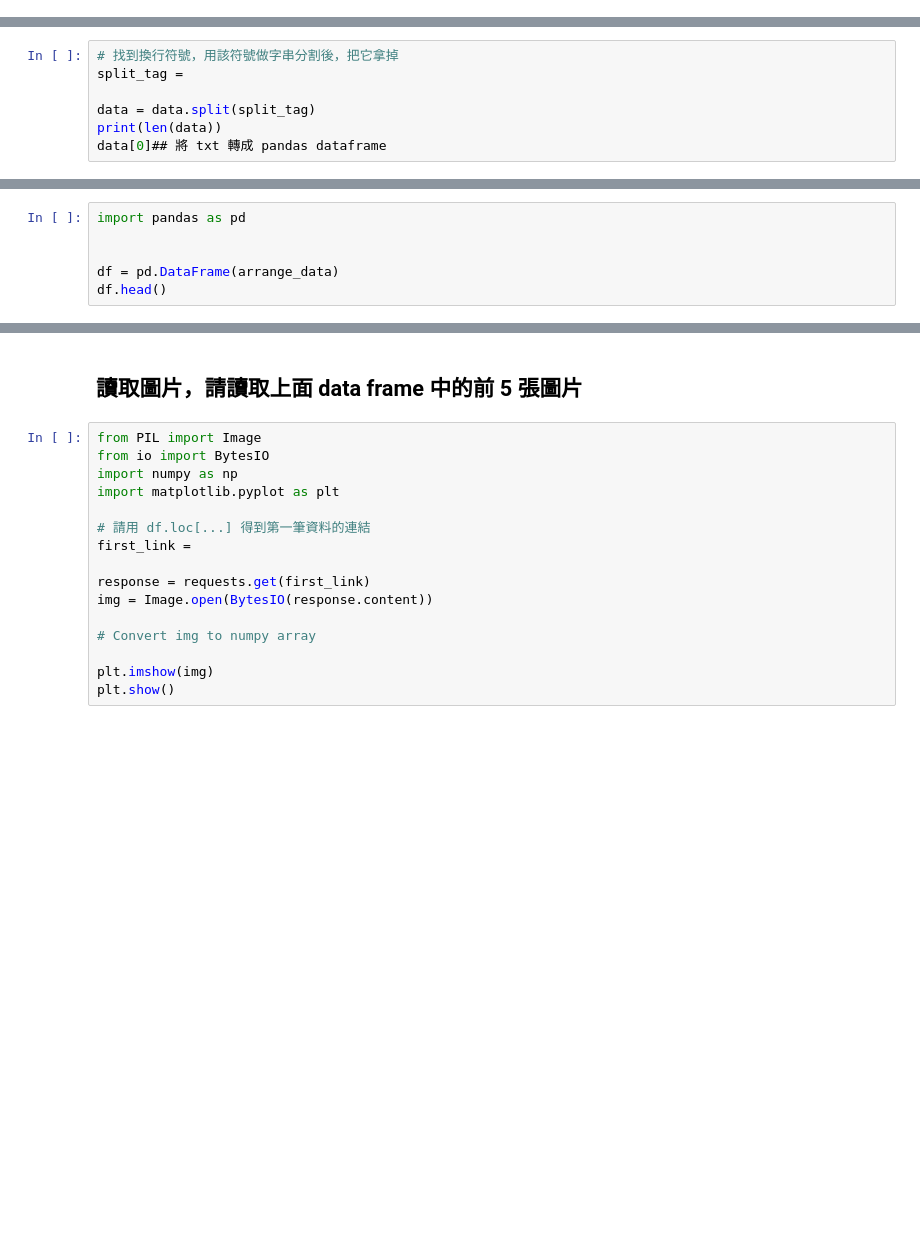
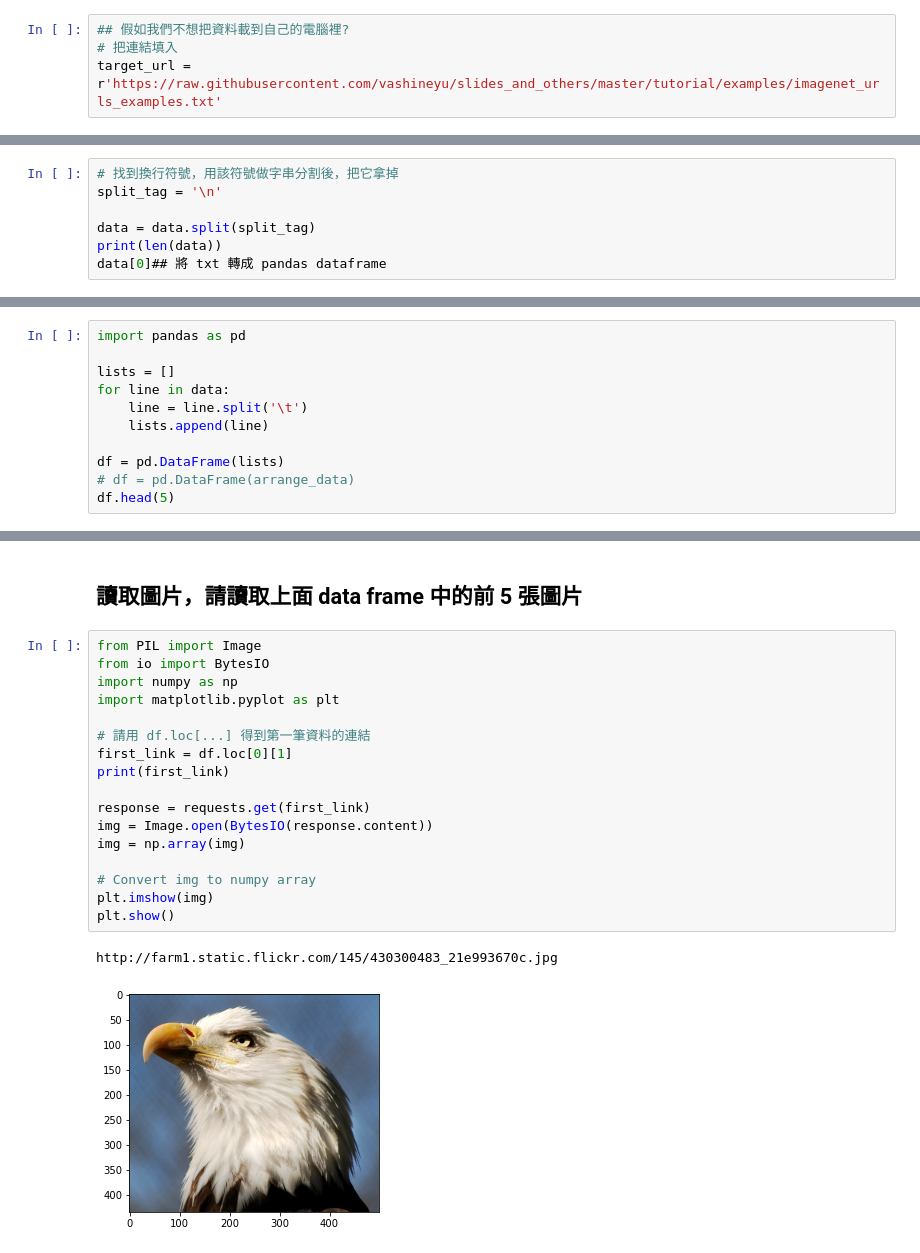
Before and after one commit to roger257/ML100Days_HW, a Jupyter notebook: Day_005_HW_byRoger.ipynb, the cells around one changed output, grey strips where cells are left out. Cells and saved outputs as stored; diff of their text form; blank space fills up the shorter version.

```diff
--- a/Day_005_HW_byRoger.ipynb
+++ b/Day_005_HW_byRoger.ipynb
@@ -57,3 +62,7 @@ SyntaxError: invalid syntax (<ipython-input-2-871543504b83>, line 3)
+# %%
+## 假如我們不想把資料載到自己的電腦裡?
+# 把連結填入
+target_url = r'https://raw.githubusercontent.com/vashineyu/slides_and_others/master/tutorial/examples/imagenet_urls_examples.txt'
 # %%
 import requests
 response = requests.get(target_url)
@@ -65,6 +77,6 @@ data[0:100]
 # %%
 # 找到換行符號，用該符號做字串分割後，把它拿掉
-split_tag =
+split_tag = '\n'
 
 data = data.split(split_tag)
 print(len(data))
@@ -74,6 +89,11 @@ data[0]## 將 txt 轉成 pandas dataframe
 # %%
 import pandas as pd
 
+lists = []
+for line in data:
+    line = line.split('\t')
+    lists.append(line)
 
-df = pd.DataFrame(arrange_data)
-df.head()
+df = pd.DataFrame(lists)
+# df = pd.DataFrame(arrange_data)
+df.head(5)
@@ -82,19 +109,23 @@ df.head()
 # %%
 from PIL import Image
 from io import BytesIO
 import numpy as np
 import matplotlib.pyplot as plt
 
 # 請用 df.loc[...] 得到第一筆資料的連結
-first_link =
+first_link = df.loc[0][1]
+print(first_link)
 
 response = requests.get(first_link)
 img = Image.open(BytesIO(response.content))
+img = np.array(img)
 
 # Convert img to numpy array
-
 plt.imshow(img)
 plt.show()
+# %% [output]
+http://farm1.static.flickr.com/145/430300483_21e993670c.jpg
+[figure, added]
 # %%
 def img2arr_fromURLs(url_list, resize = False):
     """
```
Also changed, not shown: parts of 9 cells of this notebook.
